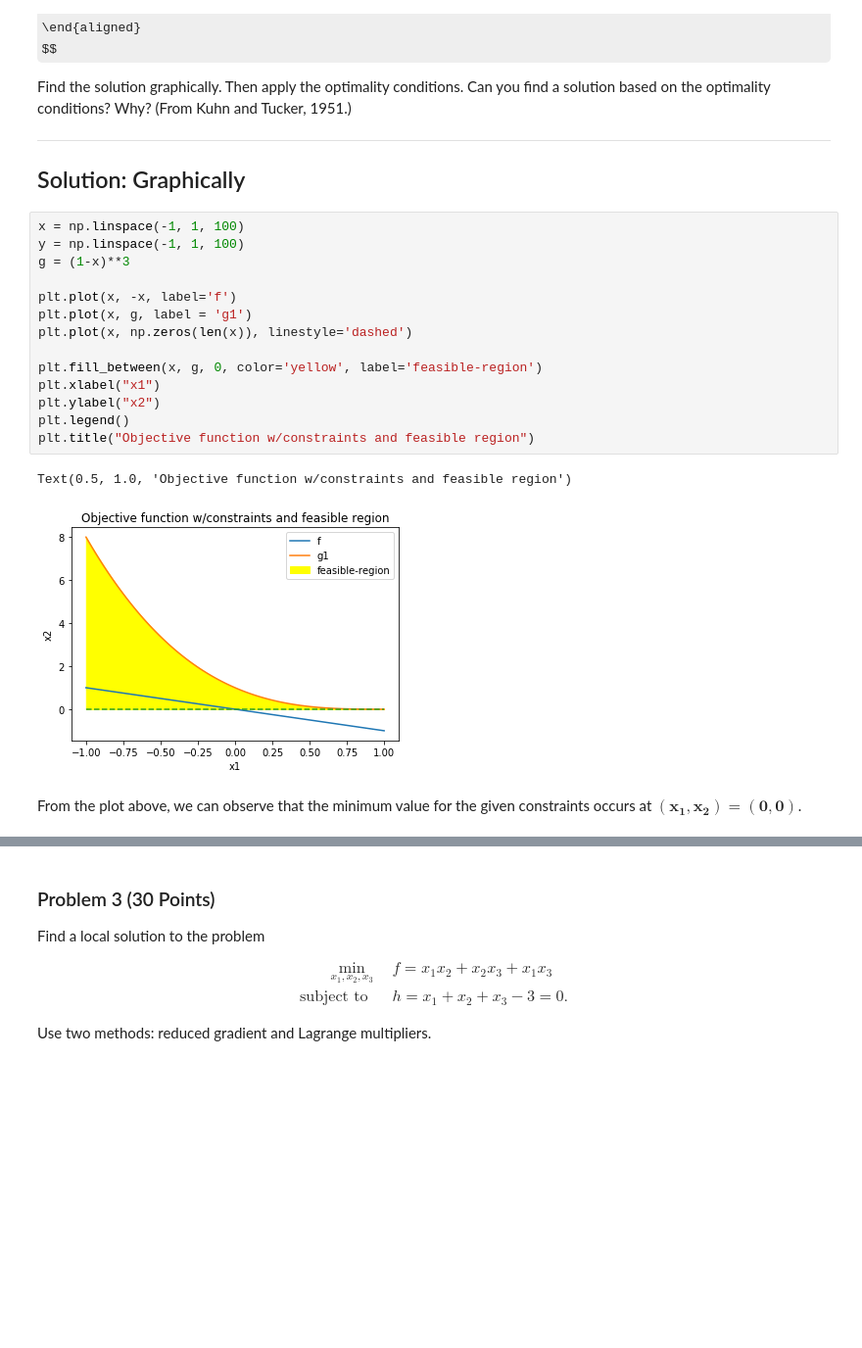
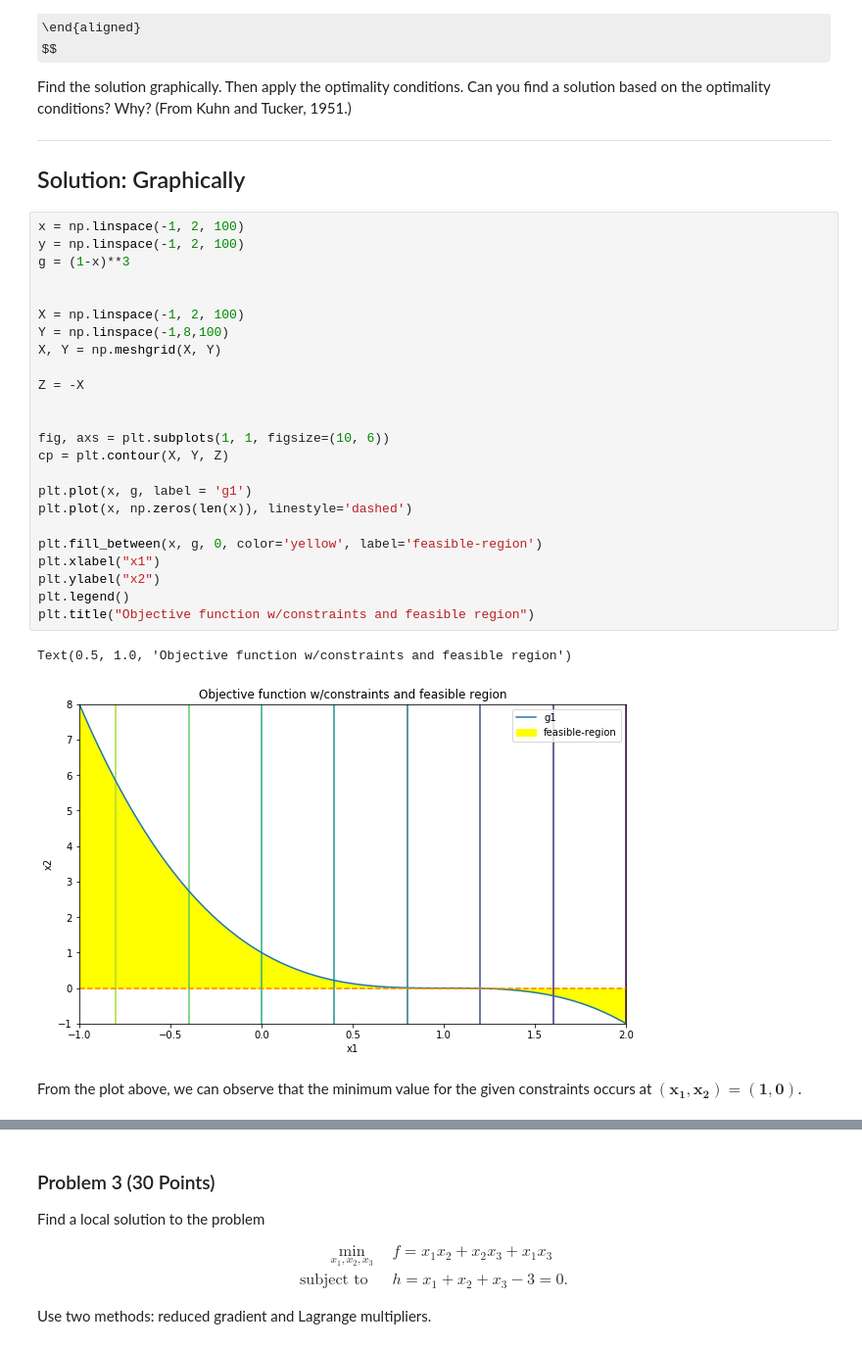
Before and after one commit to ghimiremukesh/Design_Optimization, a Jupyter notebook: Homework/Homework 4.ipynb, the cells around one changed output, grey strips where cells are left out. Shown at 98% size. Cells and saved outputs as stored; diff of their text form; some formulas as TeX source; blank space fills up the shorter version.

```diff
--- a/Homework/Homework 4.ipynb
+++ b/Homework/Homework 4.ipynb
@@ -244,24 +253,34 @@ Find the solution graphically. Then apply the optimality conditions. Can you fin
 Solution: Graphically
 ---
 # %%
-x = np.linspace(-1, 1, 100)
-y = np.linspace(-1, 1, 100)
+x = np.linspace(-1, 2, 100)
+y = np.linspace(-1, 2, 100)
 g = (1-x)**3
 
-plt.plot(x, -x, label='f')
+
+X = np.linspace(-1, 2, 100)
+Y = np.linspace(-1,8,100)
+X, Y = np.meshgrid(X, Y)
+
+Z = -X
+
+
+fig, axs = plt.subplots(1, 1, figsize=(10, 6))
+cp = plt.contour(X, Y, Z)
+
 plt.plot(x, g, label = 'g1')
 plt.plot(x, np.zeros(len(x)), linestyle='dashed')
 
 plt.fill_between(x, g, 0, color='yellow', label='feasible-region')
 plt.xlabel("x1")
 plt.ylabel("x2")
 plt.legend()
 plt.title("Objective function w/constraints and feasible region")
 # %% [output]
 Text(0.5, 1.0, 'Objective function w/constraints and feasible region')
-[figure, old version]
+[figure, new version]
 # %% [markdown]
-From the plot above, we can observe that the minimum value for the given constraints occurs at $\mathbf{(x_1, x_2) = (0, 0)}$.
+From the plot above, we can observe that the minimum value for the given constraints occurs at $\mathbf{(x_1, x_2) = (1, 0)}$.
 # %% [markdown]
 ### Solution using optimality condition
 
```
Also changed, not shown: parts of 11 cells of this notebook.
